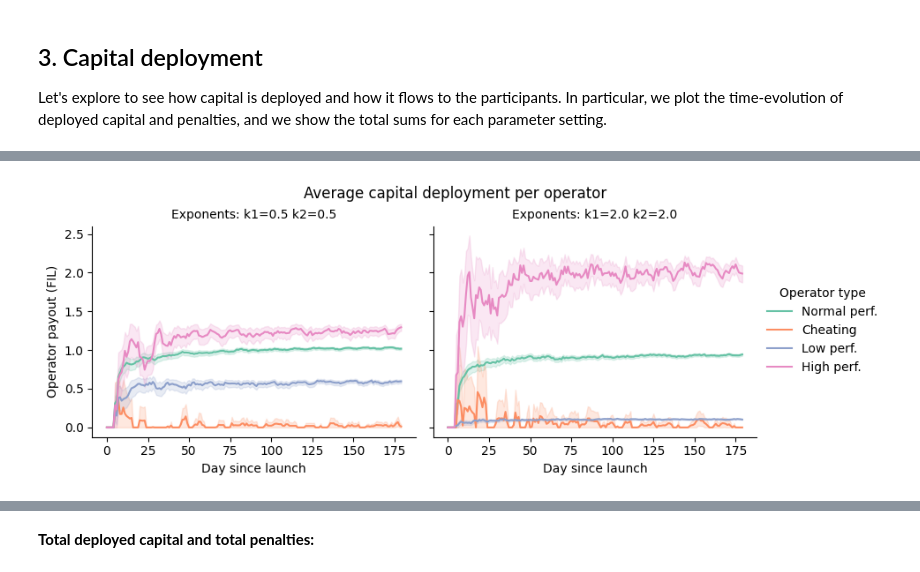
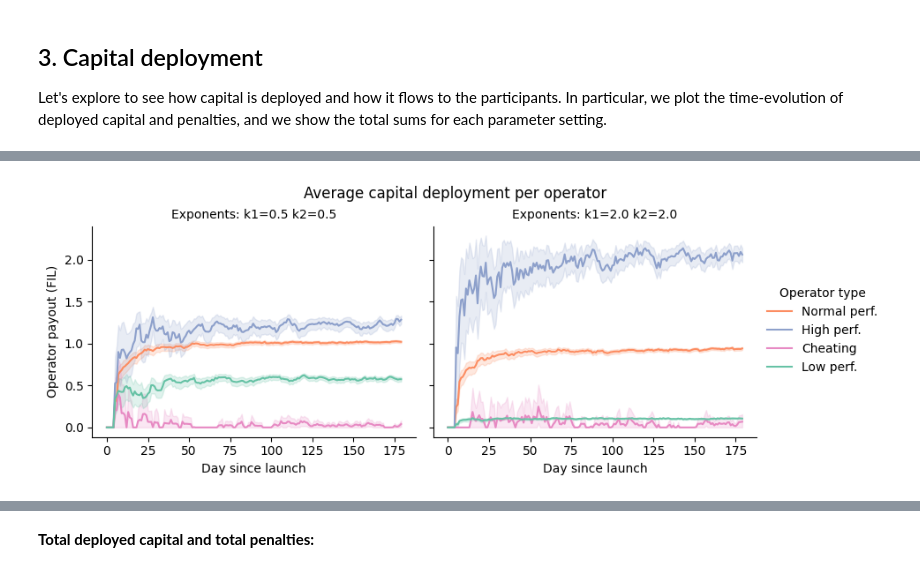
Before and after one commit to protocol/cel-retrieval, a Jupyter notebook: saturn-aliens/notebooks/4.1-full_sim_growth_reward.ipynb, the cells around one changed output, grey strips where cells are left out. Drawn from its saved outputs; the diff is of its cells as text; code cells hidden in the pictures.

```diff
--- a/saturn-aliens/notebooks/4.1-full_sim_growth_reward.ipynb
+++ b/saturn-aliens/notebooks/4.1-full_sim_growth_reward.ipynb
@@ -139,3 +141,7 @@ sum_traj_df.head()
+# %%
+palette_colors = sns.color_palette('Set2', n_colors=4)
+ops_types = ['Low perf.', 'Normal perf.', 'High perf.', 'Cheating']
+op_types_palette = {op_type: color for op_type, color in zip(ops_types, palette_colors)}
 # %% [markdown]
 ## 3. Capital deployment
 
@@ -153,14 +159,14 @@ plt.show()
 # %%
 temp_df = full_traj_df[full_traj_df["score_function"].isin(["k1=0.5 k2=0.5", "k1=2.0 k2=2.0"])]
 g = sns.relplot(x="sim_step", y="payout", hue="Operator type", col="score_function",
-                data=temp_df, aspect=1.2, height=3.5, kind="line", palette="Set2")
+                data=temp_df, aspect=1.2, height=3.5, kind="line", palette=op_types_palette)
 g.set_axis_labels("Day since launch", "Operator payout (FIL)")
 g.set_titles("Exponents: {col_name}")
 g.fig.suptitle('Average capital deployment per operator')
 g.fig.subplots_adjust(top=0.85)
 plt.show()
 # %% [output]
-[figure, old version]
+[figure, new version]
 # %%
 g = sns.relplot(x="sim_step", y="penalty", col="penalty_multiplier", hue="k1",style="k2",
             data=sum_traj_df, kind="line", aspect=1.2, height=3.5, palette="Set2")
```
Also changed, not shown: parts of 23 cells of this notebook, 1 other file.
